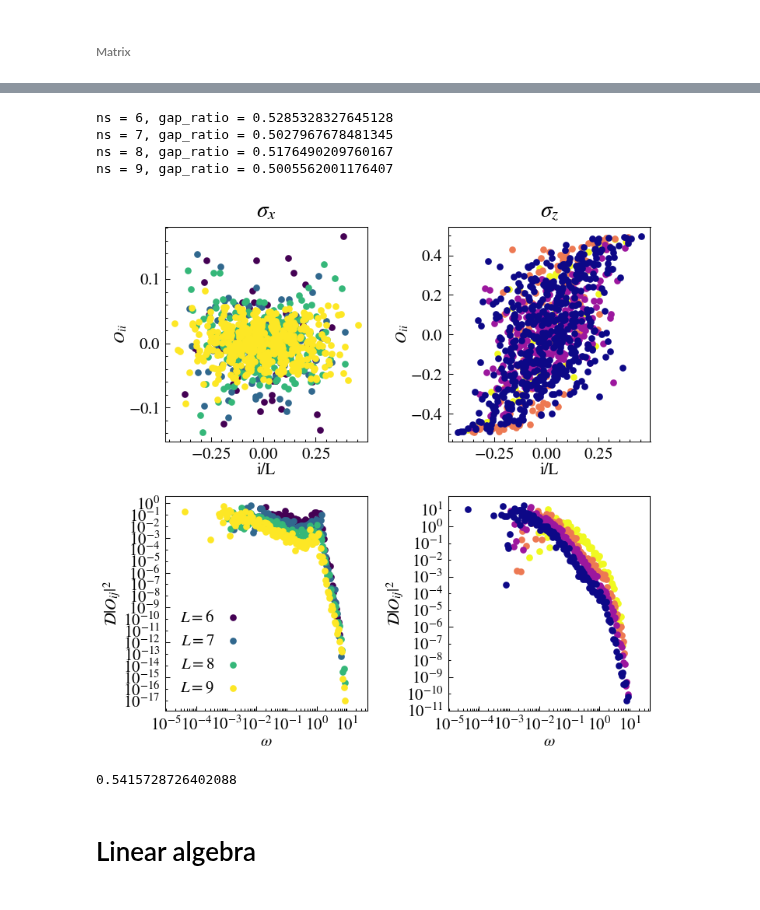
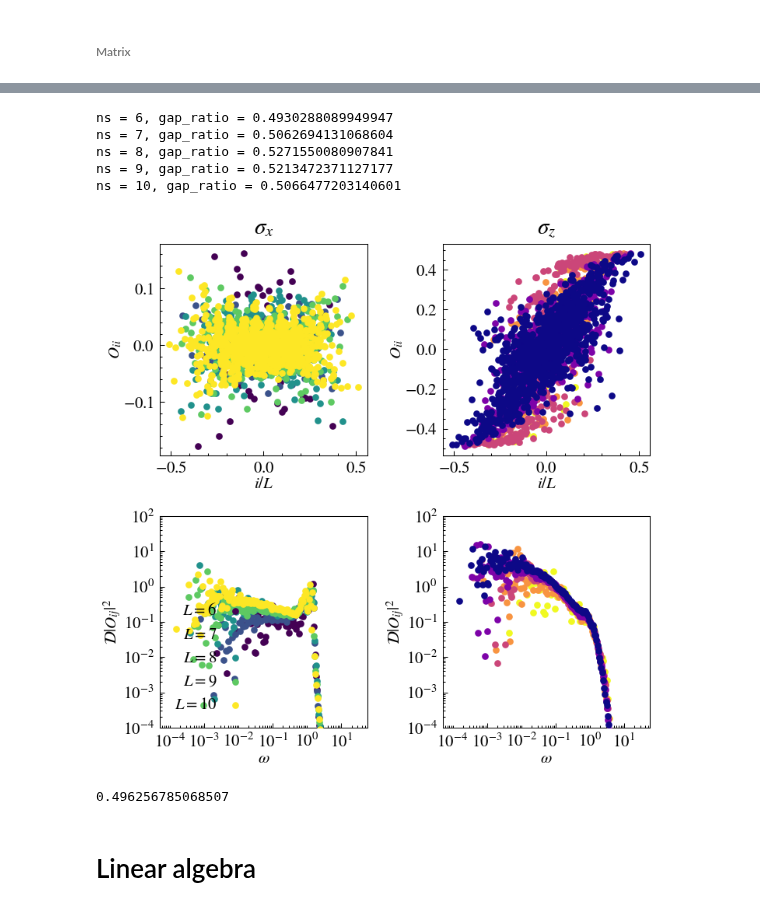
Before and after one commit to makskliczkowski/QuantumEigenSolver, a Jupyter notebook: Python/QES/tests.ipynb, the cells around one changed output, grey strips where cells are left out. Cells and saved outputs as stored; diff of their text form; code cells hidden in the pictures.

```diff
--- a/Python/QES/tests.ipynb
+++ b/Python/QES/tests.ipynb
@@ -161,6 +185,6 @@ hamil.eig_val, hamil.eig_vec, hamil.eig_vec.shape
 # %%
 from Algebra.Model.Interacting.Spin.qsm import QSM
 backend = 'np'
-hamil   = QSM(ns=10, hilbert_space=None, n=3, a=0.74, h=1.0, xi=0.2, backend=backend, dtype='float64')
+hamil   = QSM(ns=9, hilbert_space=None, n=3, a=0.64, h=1.0, xi=0.2, backend=backend, dtype='float64')
 hamil.h
 # %% [output]
@@ -278,10 +301,12 @@ from general_python.common import binary
 import numpy as np
 
 backend     = 'np'
-ns          = 4
+ns          = 2
 nh          = 2**ns
-sig_x_op = sig_x(ns = ns, type_act = OperatorTypeActing.Global, sites = [ns - 1], backend=backend)
-sig_z_op = sig_z(ns = ns, type_act = OperatorTypeActing.Global, sites = [ns - 1], backend=backend)
+sites       = [ns - 1]
+# sites       = [0]
+sig_x_op    = sig_x(ns = ns, type_act = OperatorTypeActing.Global, sites = sites)
+sig_z_op    = sig_z(ns = ns, type_act = OperatorTypeActing.Global, sites = sites)
 eye_first   = np.eye(2**(ns - 1))
 eye_first
 # %% [output]
@@ -386,6 +407,8 @@ $\displaystyle \left[\begin{array}{cccccccccccccccc}-0.5 & 0.0 & 0.0 & 0.0 & 0.0
 # %% [markdown]
 ###### Matrix
 # %%
+import numpy as np
+from Algebra.Model.Interacting.Spin.qsm import QSM
 from general_python.algebra.linalg import act, overlap
 from general_python.common.plot import Plotter, colorsCycle
 from general_python.maths.statistics import Statistics, HistogramAverage, Fraction
@@ -395,13 +418,15 @@ from tqdm import tqdm
 
 dtype           = 'float64'
 nrealizations   = (np.array([100, 100, 100, 50, 30, 20])/5).astype(int)
-alpha           = 0.86
+# nrealizations   = (np.array([1, 1, 1, 1, 1, 1])).astype(int)
+alpha           = 0.99
 histograms_x    = {}
 histograms_z    = {}
 diagonals_x     = {}
 diagonals_z     = {}
 energies        = {}
-nss             = [6,7,8,9]
+nss             = [6,7,8,9,10]
+# nss             = [10, 11]
 
 # nss             = [9,10,11]
 # nrealizations   = [10]
@@ -409,7 +434,7 @@ nss             = [6,7,8,9]
 def set_histogram(hamiltonian, hist_sig_x: HistogramAverage, hist_sig_z: HistogramAverage, nbins):
     bandwidth       = hamiltonian.get_bandwidth()
     omax            = bandwidth * 3
-    omin            = 0.01 / hamiltonian.hilbert_size
+    omin            = 0.1 / hamiltonian.hilbert_size
     tolerance       = 0.02 * bandwidth
     hist_sig_x.reset(nbins=nbins)
     hist_sig_x.uniform_log(v_max=omax, v_min=omin)
@@ -423,10 +448,11 @@ for ii, ns in enumerate(nss):
     diagonals_x[ns] = []
     diagonals_z[ns] = []
     nh              = 2**ns
+    # sites           = [0]
     sites           = [ns - 1]
     # sites           = [0]
-    sig_x_op        = sig_x(ns = ns, type_act = OperatorTypeActing.Global, sites = sites, backend=backend)
-    sig_z_op        = sig_z(ns = ns, type_act = OperatorTypeActing.Global, sites = sites, backend=backend)
+    sig_x_op        = sig_x(ns = ns, type_act = OperatorTypeActing.Global, sites = sites)
+    sig_z_op        = sig_z(ns = ns, type_act = OperatorTypeActing.Global, sites = sites)
     sig_x_op_mat    = sig_x_op.matrix(dim = nh, matrix_type = 'sparse', use_numpy = True)
     sig_z_op_mat    = sig_z_op.matrix(dim = nh, matrix_type = 'sparse', use_numpy = True)
     histogram_sig_x = HistogramAverage(dtype=dtype)
@@ -450,14 +476,14 @@ for ii, ns in enumerate(nss):
         energy_at       = hamil.av_en
         # create the f_functions by taking the middle spectrum (%)
         w, i_idx, j_idx = Fraction.spectral_function_fraction(eigvals, energy_at, tolerance)
-        # ones            = np.ones_like(sig_x_elems)
-        # ones[i_idx, j_idx] = 0
-        # plt.imshow(ones)
+        ones            = np.ones_like(sig_x_elems)
+        ones[i_idx, j_idx] = 0
+        plt.imshow(ones)
         # fill the histogram
         sig_x_changed   = np.abs(sig_x_elems[i_idx, j_idx])**2
         sig_z_changed   = np.abs(sig_z_elems[i_idx, j_idx])**2
-        histogram_sig_x.append(w, np.abs(sig_x_elems[i_idx, j_idx])**2)
-        histogram_sig_z.append(w, np.abs(sig_z_elems[i_idx, j_idx])**2)
+        histogram_sig_x.append(w, sig_x_changed)
+        histogram_sig_z.append(w, sig_z_changed)
         diagonals_x[ns].append(diag_sig_x)
         diagonals_z[ns].append(diag_sig_z)
         energies[ns].append(eigvals)
@@ -466,38 +494,39 @@ for ii, ns in enumerate(nss):
 # %%
 from general_python.physics.eigenlevels import gap_ratio
 fig, ax     = Plotter.get_subplots(nrows=2, ncols=2, sizex=5, sizey=5, dpi=150)
 
 # plot
 for ii, ns in enumerate(energies.keys()):
     realizations = nrealizations[ii] if ii < len(nrealizations) else nrealizations[-1]
     nh          = 2**ns
     x           = energies[ns][0] / ns
     # x           = np.arange(nh)
     colors1, _, _= Plotter.get_colormap(nss, cmap='viridis')
     colors2, _, _= Plotter.get_colormap(nss, cmap='plasma_r')
     color1      = colors1(ns)
     color2      = colors2(ns)
     Plotter.scatter(ax[0], x, diagonals_x[ns][0], label=f'$L={ns}$', color=color1)
     Plotter.scatter(ax[1], x, diagonals_z[ns][0], label=f'$L={ns}$', color=color2)
-    Plotter.set_ax_params(ax[0], xlabel='i/L', ylabel=r'$O_{ii}$', title='$\sigma_x$')
-    Plotter.set_ax_params(ax[1], xlabel='i/L', ylabel=r'$O_{ii}$', title='$\sigma_z$')
+    Plotter.set_ax_params(ax[0], xlabel='$i/L$', ylabel=r'$O_{ii}$', title=r'$\sigma_x$')
+    Plotter.set_ax_params(ax[1], xlabel='$i/L$', ylabel=r'$O_{ii}$', title=r'$\sigma_z$')
 
     Plotter.scatter(ax[2], histograms_x[ns].bin_edges, histograms_x[ns].averages_av()*nh, label=f'$L={ns}$', color=color1)
     Plotter.scatter(ax[3], histograms_z[ns].bin_edges, histograms_z[ns].averages_av()*nh, label=f'$L={ns}$', color=color2)
-    Plotter.set_ax_params(ax[2], xlabel=r'$\omega$',
+    Plotter.set_ax_params(ax[2], xlabel=r'$\omega$', lim = {'y': (1e-4, 1e2)},
         ylabel=r'$\mathcal{D}|O_{ij}|^2$', scale={'x': 'log', 'y': 'log'})
-    Plotter.set_ax_params(ax[3], xlabel=r'$\omega$',
+    Plotter.set_ax_params(ax[3], xlabel=r'$\omega$', lim = {'y': (1e-4, 1e2)},
         ylabel=r'$\mathcal{D}|O_{ij}|^2$', scale={'x': 'log', 'y': 'log'})
     gap_ratios = [gap_ratio(energies[ns][i])['mean'] for i in range(realizations)]
     print(f"ns = {ns}, gap_ratio = {np.mean(gap_ratios)}")
     Plotter.set_legend(ax[2])
 fig.tight_layout()
 # %% [output]
-ns = 6, gap_ratio = 0.5285328327645128
-ns = 7, gap_ratio = 0.5027967678481345
-ns = 8, gap_ratio = 0.5176490209760167
-ns = 9, gap_ratio = 0.5005562001176407
+ns = 6, gap_ratio = 0.4930288089949947
+ns = 7, gap_ratio = 0.5062694131068604
+ns = 8, gap_ratio = 0.5271550080907841
+ns = 9, gap_ratio = 0.5213472371127177
+ns = 10, gap_ratio = 0.5066477203140601
-[figure, old version]
+[figure, new version]
 # %%
 
 d_en = np.diff(energies[8])
@@ -505,7 +534,7 @@ d_en = d_en / np.mean(d_en)
 gap_ratios = np.minimum(d_en[:-1], d_en[1:]) / np.maximum(d_en[:-1], d_en[1:])
 print(np.mean(gap_ratios))
 # %% [output]
-0.5415728726402088
+0.496256785068507
 # %% [markdown]
 # Linear algebra
 # %%
```
Also changed, not shown: parts of 24 cells of this notebook, 9 other files.
